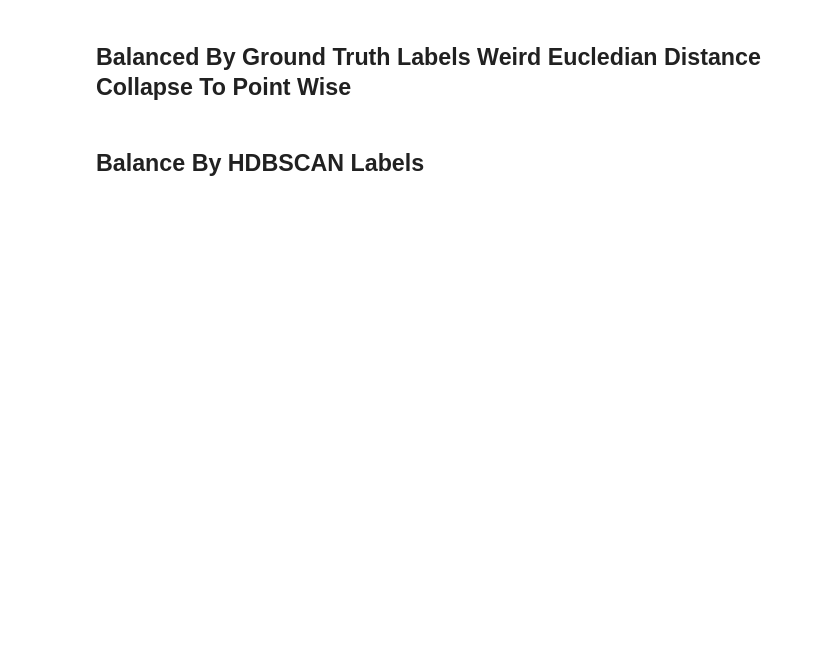
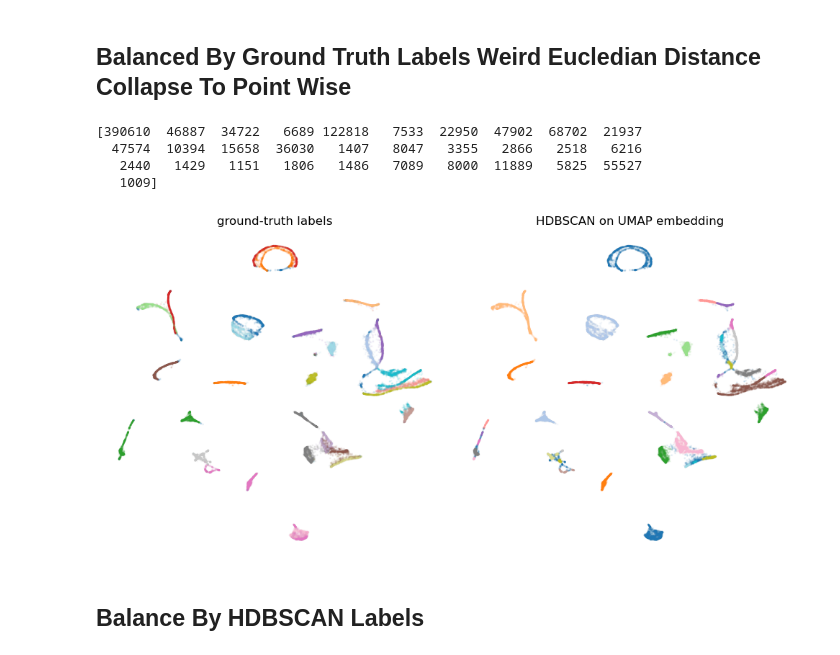
Before and after one commit to georgevenven/tweety_bert, a Jupyter notebook: umap_exploration.ipynb, the cells around one changed output. Saved outputs shown, nothing was run; the diff lists cells and outputs as text; code cells hidden in the pictures; blank space fills up the shorter version.

```diff
--- a/umap_exploration.ipynb
+++ b/umap_exploration.ipynb
@@ -73,3 +37,72 @@ plt.scatter(embedding[:, 0], embedding[:, 1], c=hdbscan_labels, cmap="tab20", al
+# %%
+import numpy as np
+import umap
+import matplotlib.pyplot as plt
+
+# ── load ----------------------------------------------------------------------
+f              = np.load("/Users/georgev/Downloads/llb16_raw_false.npz")
+X              = f["predictions"]          # (N, D)
+y_true         = f["ground_truth_labels"]
+hdb_labels     = f["hdbscan_labels"]       # from your first pass
+
+# ── build a BALANCED core set, one quota per GROUND TRUTH label -------------------
+unique_labels, cnts = np.unique(y_true, return_counts=True)
+
+print(cnts)
+
+quota          = cnts.min()                # rarest ground truth label size
+rng            = np.random.default_rng(42)
+
+core_idx = np.hstack([
+    rng.choice(np.where(y_true == c)[0], size=quota, replace=False)
+    for c in unique_labels
+])
+
+# (optional) randomize order inside the core set
+perm           = rng.permutation(len(core_idx))
+core_idx       = core_idx[perm]
+
+# ── slice *everything* with the same indices ----------------------------------
+X_core         = X[core_idx]
+y_core         = y_true[core_idx]
+hdb_core       = hdb_labels[core_idx]
+
+# ── keep only the first 100 000 if desired -------------------------------------
+X_core   = X_core[:100_000]
+y_core   = y_core[:100_000]
+hdb_core = hdb_core[:100_000]
+
+# ── fit UMAP on the balanced core ---------------------------------------------
+x = umap.UMAP(
+        n_neighbors=200,
+        min_dist=0.1,
+        metric="correlation"
+    ).fit_transform(X_core)
+
+# ── apply HDBSCAN to the new embedding ----------------------------------------
+import hdbscan
+hdbscan_new = hdbscan.HDBSCAN(min_cluster_size=50)
+hdb_labels_new = hdbscan_new.fit_predict(x)
+
+# ── viz -----------------------------------------------------------------------
+fig, ax = plt.subplots(1, 2, figsize=(10, 5))
+
+ax[0].scatter(x[:, 0], x[:, 1], c=y_core,  cmap="tab20", s=1, alpha=0.08)
+ax[0].set_title("ground-truth labels")
+ax[0].axis("off")
+
+ax[1].scatter(x[:, 0], x[:, 1], c=hdb_labels_new, cmap="tab20", s=1, alpha=0.08)
+ax[1].set_title("HDBSCAN on UMAP embedding")
+ax[1].axis("off")
+
+plt.tight_layout()
+plt.show()
+# %% [output]
+[390610  46887  34722   6689 122818   7533  22950  47902  68702  21937
+  47574  10394  15658  36030   1407   8047   3355   2866   2518   6216
+   2440   1429   1151   1806   1486   7089   8000  11889   5825  55527
+   1009]
+[figure, added]
 # %% [markdown]
 ## Balance By HDBSCAN Labels
 # %%
```
Also changed, not shown: parts of 5 cells of this notebook.
